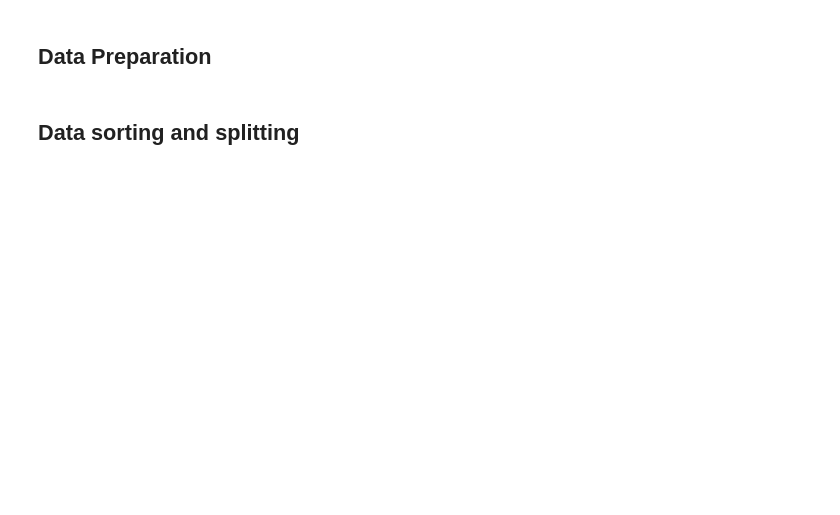
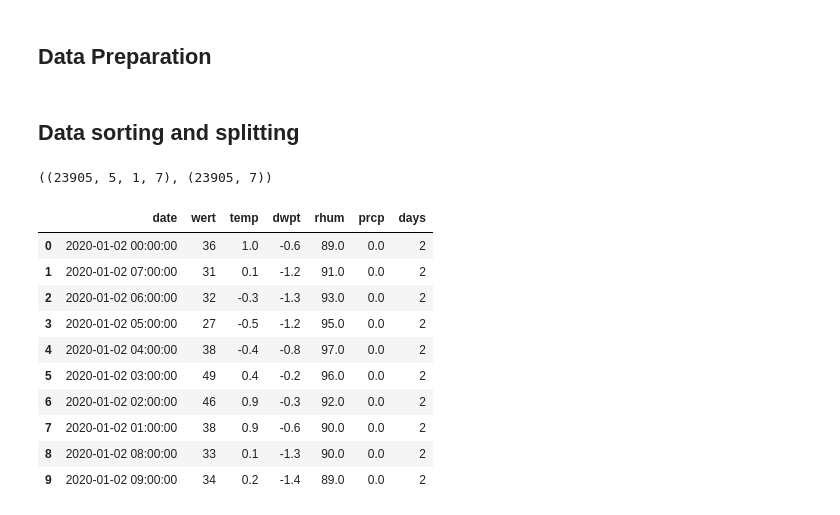
Before and after one commit to YashRevannavar/Auto-ML-On-De-Pollution, a Jupyter notebook: script/ml01.ipynb, the cells around one changed output. Cells and saved outputs as stored; diff of their text form; code cells hidden in the pictures; blank space fills up the shorter version.

```diff
--- a/script/ml01.ipynb
+++ b/script/ml01.ipynb
@@ -10,12 +114,11 @@ from sklearn.model_selection import train_test_split
 # %% [markdown]
 ## Data Preparation
 # %%
-df = pd.read_csv('../Data/cleanned/zusammen.csv')
-df['date'] = pd.to_datetime(df['date'])
+df = pd.read_csv('../Data/cleanned/zusammen.csv', parse_dates=['date'])
+df.index = pd.to_datetime(df['date'], format='%d.%m.%Y %H:%M:%S')
 df['days'] = df['date'].dt.dayofyear
 df = df.drop(['rohwert'], axis=1)
+df = df.drop(['date'], axis=1)
+df.reset_index(inplace=True)
 # %% [markdown]
 ## Data sorting and splitting
-# %%
-yDataSet = df.pop('wert')
-xDataSet = df
@@ -21,0 +136,20 @@ xDataSet = df
+# %%
+WINDOW_SIZE = 5
+X1, y1 = df_to_X_y(df, WINDOW_SIZE)
+X1.shape, y1.shape
+# %% [output]
+((23905, 5, 1, 7), (23905, 7))
+# %%
+df.head(10)
+# %% [output]
+|  | date | wert | temp | dwpt | rhum | prcp | days |
+| 0 | 2020-01-02 00:00:00 | 36 | 1.0 | -0.6 | 89.0 | 0.0 | 2 |
+| 1 | 2020-01-02 07:00:00 | 31 | 0.1 | -1.2 | 91.0 | 0.0 | 2 |
+| 2 | 2020-01-02 06:00:00 | 32 | -0.3 | -1.3 | 93.0 | 0.0 | 2 |
+| 3 | 2020-01-02 05:00:00 | 27 | -0.5 | -1.2 | 95.0 | 0.0 | 2 |
+| 4 | 2020-01-02 04:00:00 | 38 | -0.4 | -0.8 | 97.0 | 0.0 | 2 |
+| 5 | 2020-01-02 03:00:00 | 49 | 0.4 | -0.2 | 96.0 | 0.0 | 2 |
+| 6 | 2020-01-02 02:00:00 | 46 | 0.9 | -0.3 | 92.0 | 0.0 | 2 |
+| 7 | 2020-01-02 01:00:00 | 38 | 0.9 | -0.6 | 90.0 | 0.0 | 2 |
+| 8 | 2020-01-02 08:00:00 | 33 | 0.1 | -1.3 | 90.0 | 0.0 | 2 |
+| 9 | 2020-01-02 09:00:00 | 34 | 0.2 | -1.4 | 89.0 | 0.0 | 2 |
```
Also changed, not shown: parts of 21 cells of this notebook, 3 other files.
